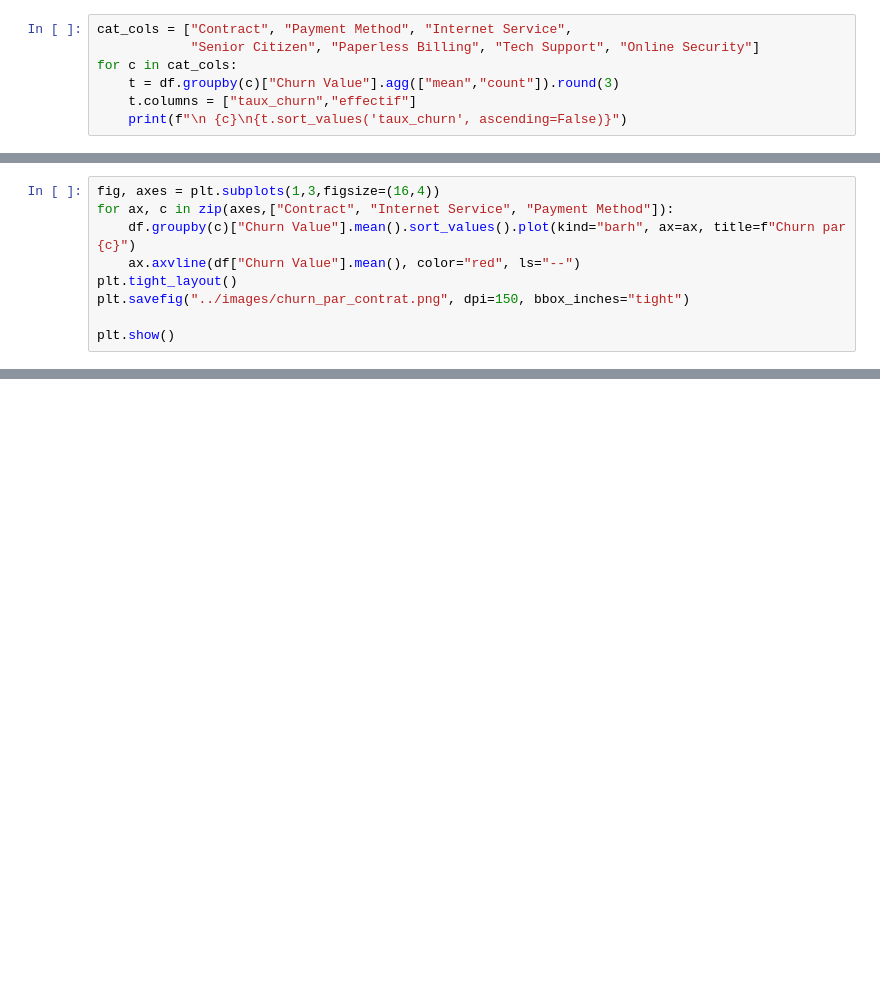
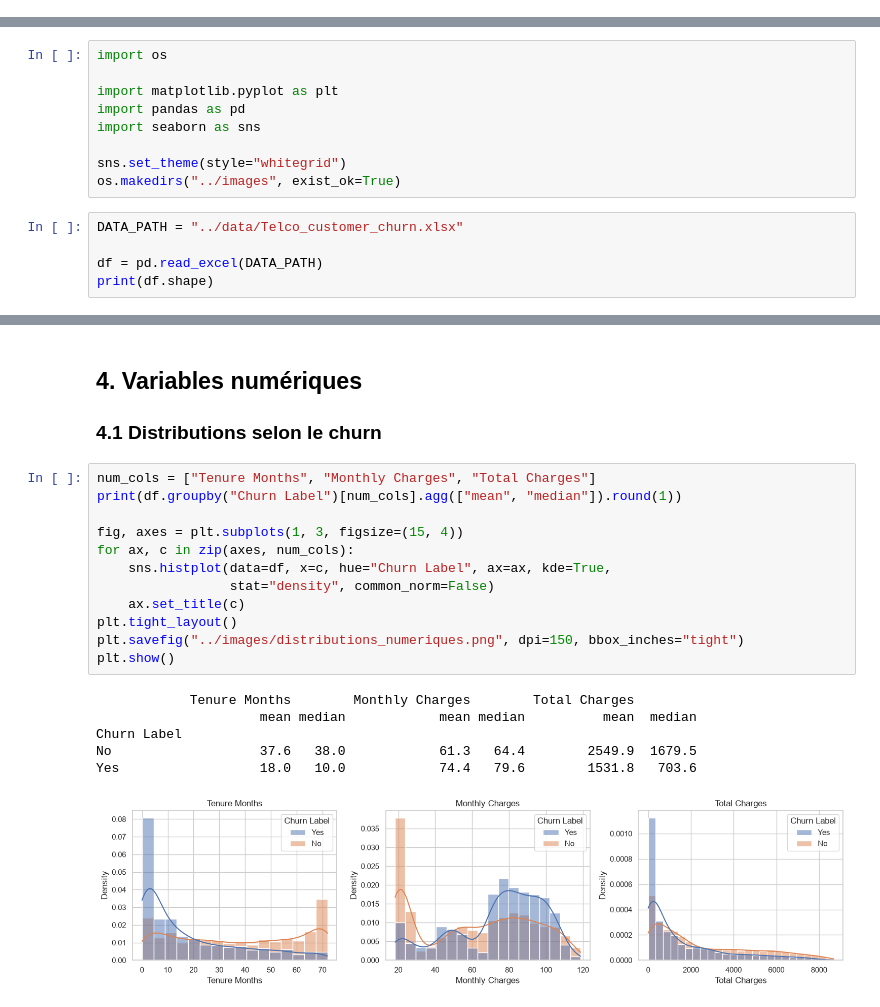
Before and after one commit to hassnalahdili/churn-prediction, a Jupyter notebook: notebooks/01_eda.ipynb, the cells around one changed output, grey strips where cells are left out. Saved outputs shown, nothing was run; the diff lists cells and outputs as text; blank space fills up the shorter version.

```diff
--- a/notebooks/01_eda.ipynb
+++ b/notebooks/01_eda.ipynb
@@ -140,7 +0,0 @@ Yes                  18.0   10.0            74.4   79.6        1531.8   703.6
-# %%
-cat_cols = ["Contract", "Payment Method", "Internet Service",
-            "Senior Citizen", "Paperless Billing", "Tech Support", "Online Security"]
-for c in cat_cols:
-    t = df.groupby(c)["Churn Value"].agg(["mean","count"]).round(3)
-    t.columns = ["taux_churn","effectif"]
-    print(f"\n {c}\n{t.sort_values('taux_churn', ascending=False)}")
@@ -189,9 +0,0 @@ No                20.2  20.0
-# %%
-fig, axes = plt.subplots(1,3,figsize=(16,4))
-for ax, c in zip(axes,["Contract", "Internet Service", "Payment Method"]):
-    df.groupby(c)["Churn Value"].mean().sort_values().plot(kind="barh", ax=ax, title=f"Churn par {c}")
-    ax.axvline(df["Churn Value"].mean(), color="red", ls="--")
-plt.tight_layout()
-plt.savefig("../images/churn_par_contrat.png", dpi=150, bbox_inches="tight")
-
-plt.show()
@@ -230,0 +19,14 @@ print(features)
+# %%
+import os
+
+import matplotlib.pyplot as plt
+import pandas as pd
+import seaborn as sns
+
+sns.set_theme(style="whitegrid")
+os.makedirs("../images", exist_ok=True)
+# %%
+DATA_PATH = "../data/Telco_customer_churn.xlsx"
+
+df = pd.read_excel(DATA_PATH)
+print(df.shape)
@@ -230,0 +174,23 @@ print(features)
+# %% [markdown]
+## 4. Variables numériques
+
+### 4.1 Distributions selon le churn
+# %%
+num_cols = ["Tenure Months", "Monthly Charges", "Total Charges"]
+print(df.groupby("Churn Label")[num_cols].agg(["mean", "median"]).round(1))
+
+fig, axes = plt.subplots(1, 3, figsize=(15, 4))
+for ax, c in zip(axes, num_cols):
+    sns.histplot(data=df, x=c, hue="Churn Label", ax=ax, kde=True,
+                 stat="density", common_norm=False)
+    ax.set_title(c)
+plt.tight_layout()
+plt.savefig("../images/distributions_numeriques.png", dpi=150, bbox_inches="tight")
+plt.show()
+# %% [output]
+            Tenure Months        Monthly Charges        Total Charges
+                     mean median            mean median          mean  median
+Churn Label
+No                   37.6   38.0            61.3   64.4        2549.9  1679.5
+Yes                  18.0   10.0            74.4   79.6        1531.8   703.6
+[figure, added]
```
Also changed, not shown: parts of 70 cells of this notebook, 4 other files.
